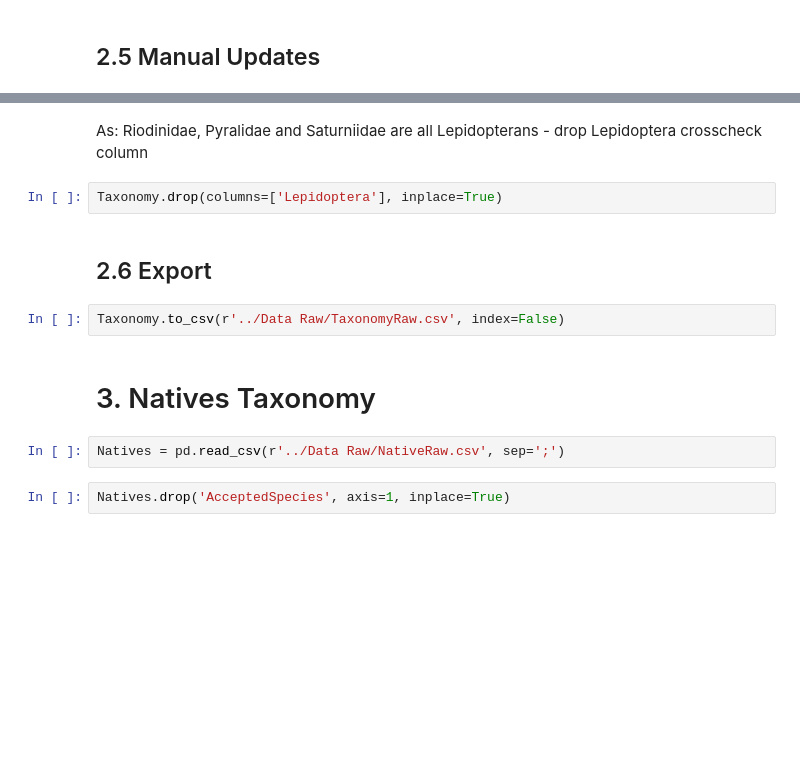
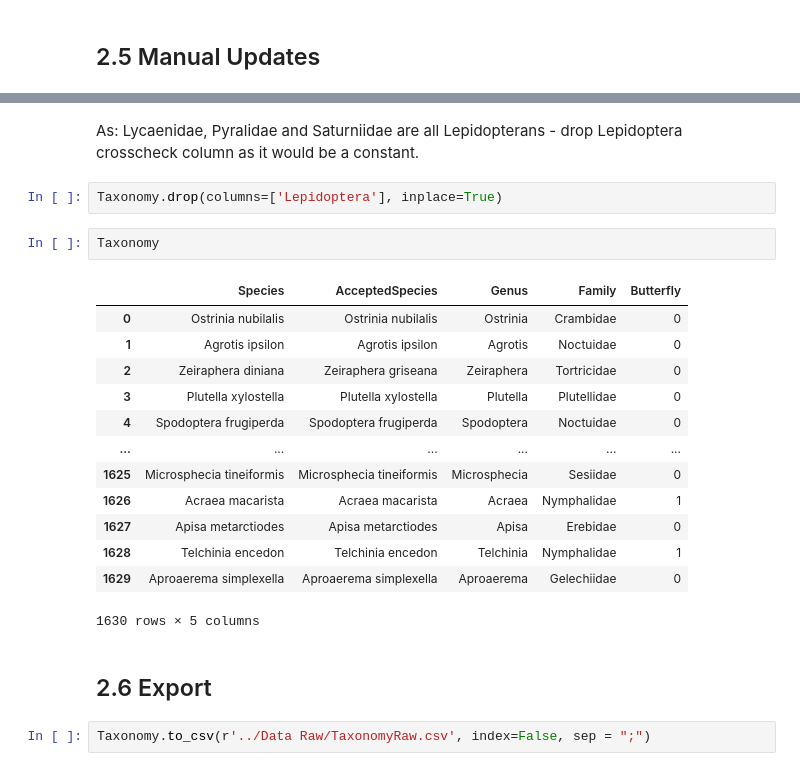
Before and after one commit to hncouto/Global_Database_on_Non-native_Lepidoptera, a Jupyter notebook: Code/TaxonomyExtract.ipynb, the cells around one changed output, grey strips where cells are left out. Saved outputs shown, nothing was run; the diff lists cells and outputs as text; blank space fills up the shorter version.

```diff
--- a/Code/TaxonomyExtract.ipynb
+++ b/Code/TaxonomyExtract.ipynb
@@ -286,14 +334,24 @@ Taxonomy.loc[Taxonomy['AcceptedSpecies'] == 'Calephelis virginiensis', 'Family']
 # %% [markdown]
-As: Riodinidae, Pyralidae and Saturniidae are all Lepidopterans - drop Lepidoptera crosscheck column
+As: Lycaenidae, Pyralidae and Saturniidae are all Lepidopterans - drop Lepidoptera crosscheck column as it would be a constant.
 # %%
 Taxonomy.drop(columns=['Lepidoptera'], inplace=True)
+# %%
+Taxonomy
+# %% [output]
+|  | Species | AcceptedSpecies | Genus | Family | Butterfly |
+| 0 | Ostrinia nubilalis | Ostrinia nubilalis | Ostrinia | Crambidae | 0 |
+| 1 | Agrotis ipsilon | Agrotis ipsilon | Agrotis | Noctuidae | 0 |
+| 2 | Zeiraphera diniana | Zeiraphera griseana | Zeiraphera | Tortricidae | 0 |
+| 3 | Plutella xylostella | Plutella xylostella | Plutella | Plutellidae | 0 |
+| 4 | Spodoptera frugiperda | Spodoptera frugiperda | Spodoptera | Noctuidae | 0 |
+| ... | ... | ... | ... | ... | ... |
+| 1625 | Microsphecia tineiformis | Microsphecia tineiformis | Microsphecia | Sesiidae | 0 |
+| 1626 | Acraea macarista | Acraea macarista | Acraea | Nymphalidae | 1 |
+| 1627 | Apisa metarctiodes | Apisa metarctiodes | Apisa | Erebidae | 0 |
+| 1628 | Telchinia encedon | Telchinia encedon | Telchinia | Nymphalidae | 1 |
+| 1629 | Aproaerema simplexella | Aproaerema simplexella | Aproaerema | Gelechiidae | 0 |
+1630 rows × 5 columns
 # %% [markdown]
 ## 2.6 Export
 # %%
-Taxonomy.to_csv(r'../Data Raw/TaxonomyRaw.csv', index=False)
+Taxonomy.to_csv(r'../Data Raw/TaxonomyRaw.csv', index=False, sep = ";")
-# %% [markdown]
-# 3. Natives Taxonomy
-# %%
-Natives = pd.read_csv(r'../Data Raw/NativeRaw.csv', sep=';')
-# %%
-Natives.drop('AcceptedSpecies', axis=1, inplace=True)
```
Also changed, not shown: parts of 8 cells of this notebook, 1 other file.
